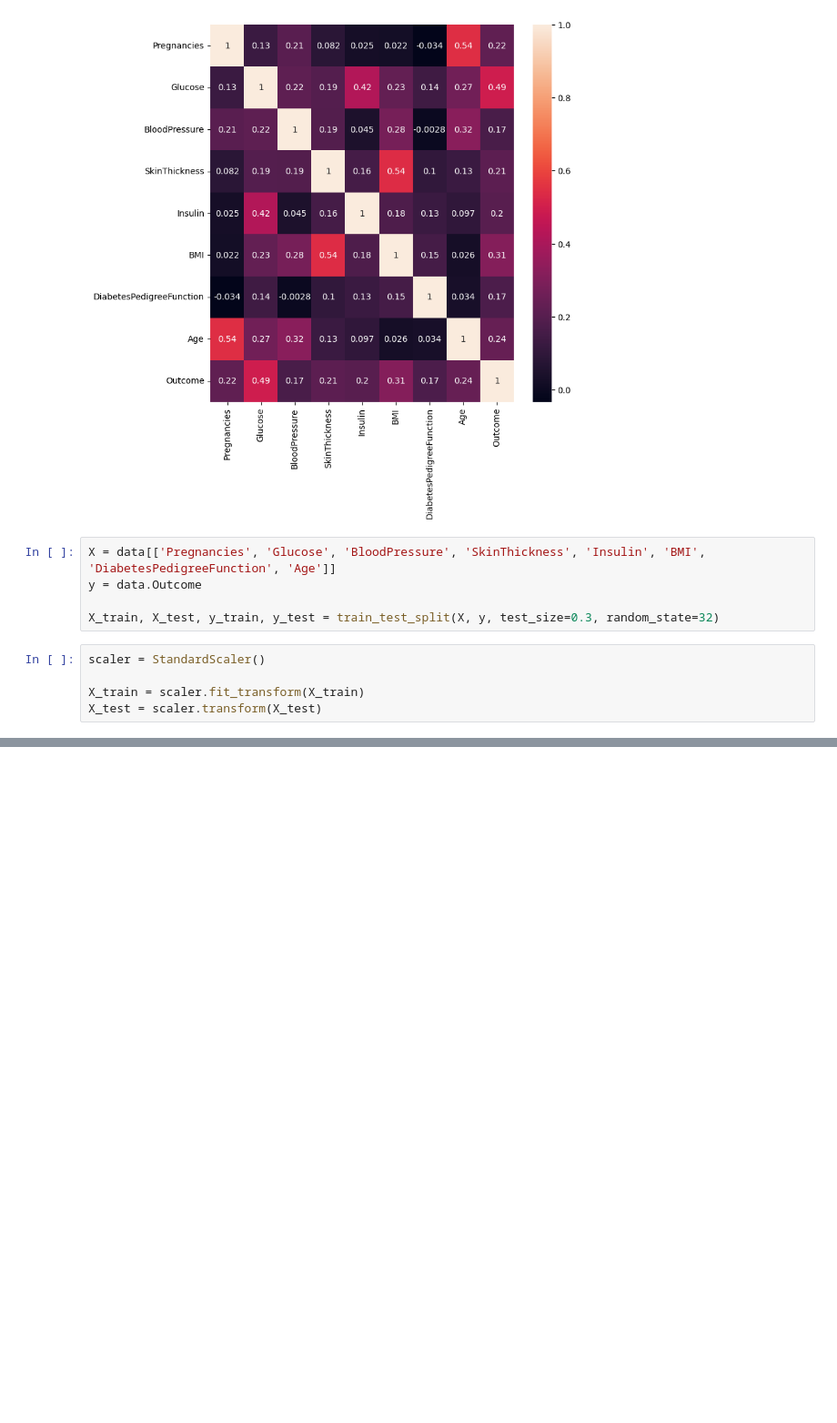
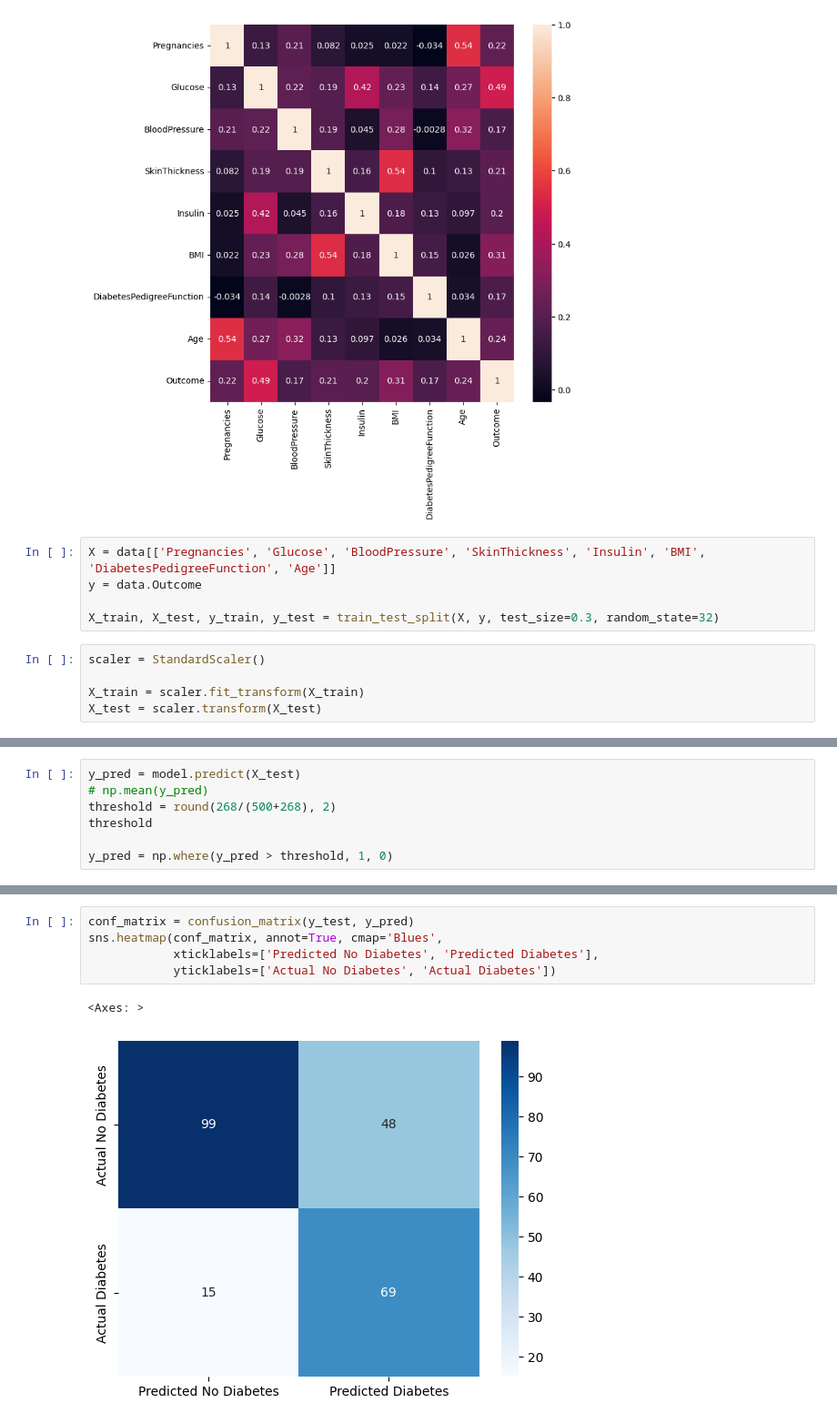
Before and after one commit to pkdc/predict-diabetes, a Jupyter notebook: notebooks/predict_diabetes.ipynb, the cells around one changed output, grey strips where cells are left out. Shown: that part at 91% size. Drawn from its saved outputs; the diff is of its cells as text; blank space fills up the shorter version.

```diff
--- a/notebooks/predict_diabetes.ipynb
+++ b/notebooks/predict_diabetes.ipynb
@@ -195,0 +221,7 @@ val_accuracy is: 73.23%
+# %%
+y_pred = model.predict(X_test)
+# np.mean(y_pred)
+threshold = round(268/(500+268), 2)
+threshold
+
+y_pred = np.where(y_pred > threshold, 1, 0)
@@ -195,0 +230,8 @@ val_accuracy is: 73.23%
+# %%
+conf_matrix = confusion_matrix(y_test, y_pred)
+sns.heatmap(conf_matrix, annot=True, cmap='Blues',
+            xticklabels=['Predicted No Diabetes', 'Predicted Diabetes'],
+            yticklabels=['Actual No Diabetes', 'Actual Diabetes'])
+# %% [output]
+<Axes: >
+[figure, added]
```
Also changed, not shown: parts of 7 cells of this notebook, 1 other file.
